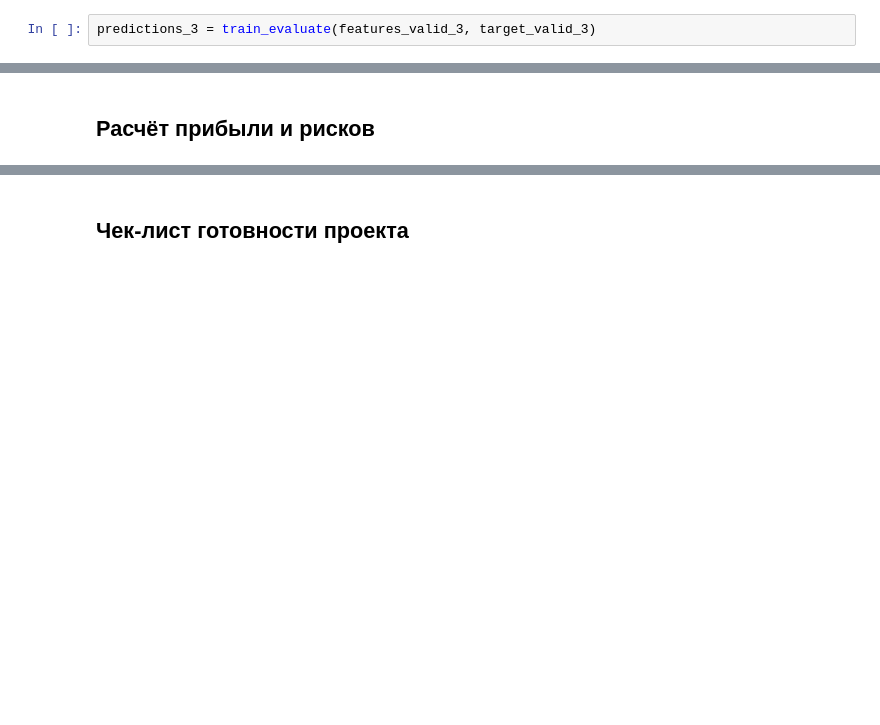
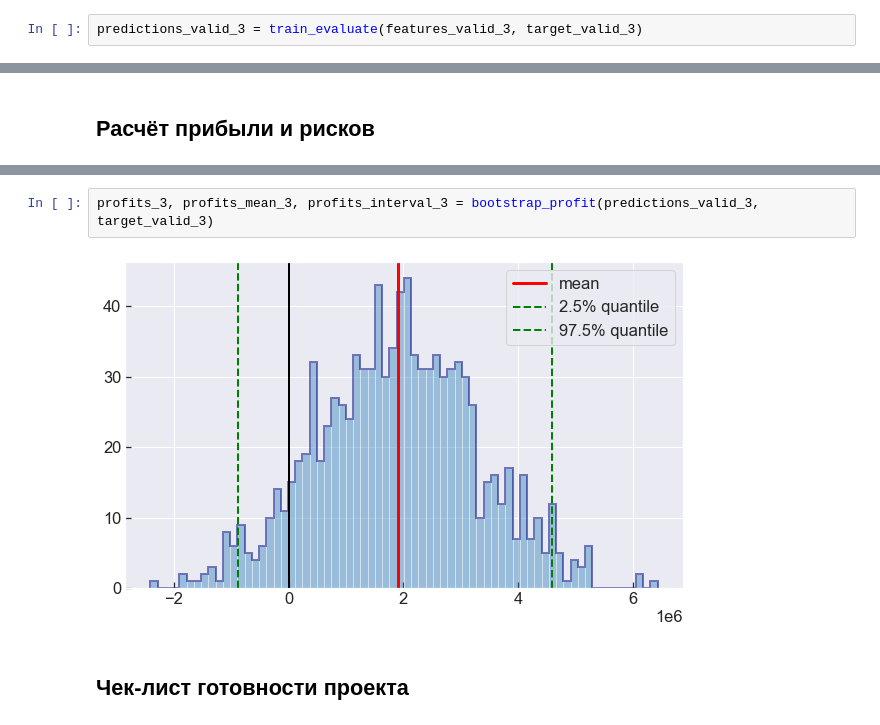
Before and after one commit to mbelveder/praktikum, a Jupyter notebook: 8_petrol/petrol.ipynb, the cells around one changed output, grey strips where cells are left out. Drawn from its saved outputs; the diff is of its cells as text; blank space fills up the shorter version.

```diff
--- a/8_petrol/petrol.ipynb
+++ b/8_petrol/petrol.ipynb
@@ -272,4 +264,4 @@ Predicted mean: 68.73 thousand barrels
 # %%
-predictions_3 = train_evaluate(features_valid_3, target_valid_3)
+predictions_valid_3 = train_evaluate(features_valid_3, target_valid_3)
 # %% [output]
 RMSE: 40.14
@@ -283,3 +379,7 @@ Predicted mean: 95.15 thousand barrels
+# %%
+profits_3, profits_mean_3, profits_interval_3 = bootstrap_profit(predictions_valid_3, target_valid_3)
+# %% [output]
+[figure, added]
 # %% [markdown]
 ## Чек-лист готовности проекта
 # %% [markdown]
```
Also changed, not shown: parts of 20 cells of this notebook.
